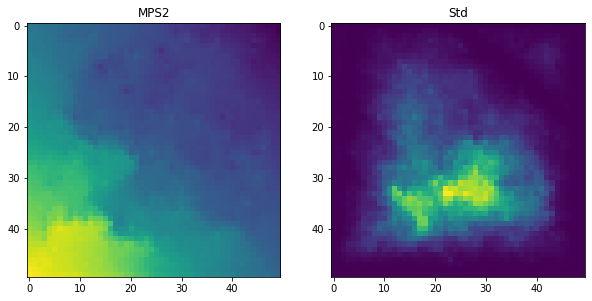
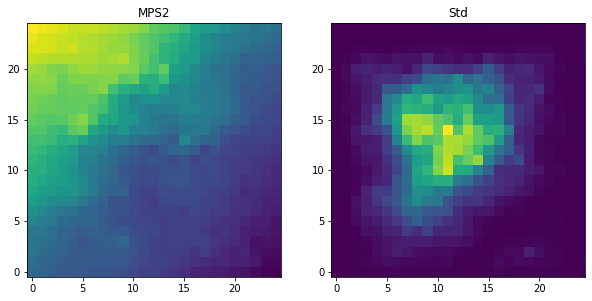
The notebook cell's code change between the first figure and the second:
--- before
+++ after
@@ -1,10 +1,10 @@
 plt.subplots(1,2,figsize=(10,10))
 plt.subplot(1,2,1)
-plt.imshow(extra[0])
+plt.imshow(extra[0],origin='lower')
 plt.title('MPS2')
 
 std_MPS = np.var(extra,axis=0)
 plt.subplot(1,2,2)
-plt.imshow(std_MPS)
+plt.imshow(std_MPS,origin='lower')
 plt.title('Std')
 plt.show()

Commit: correction de l orientation des points sur les images